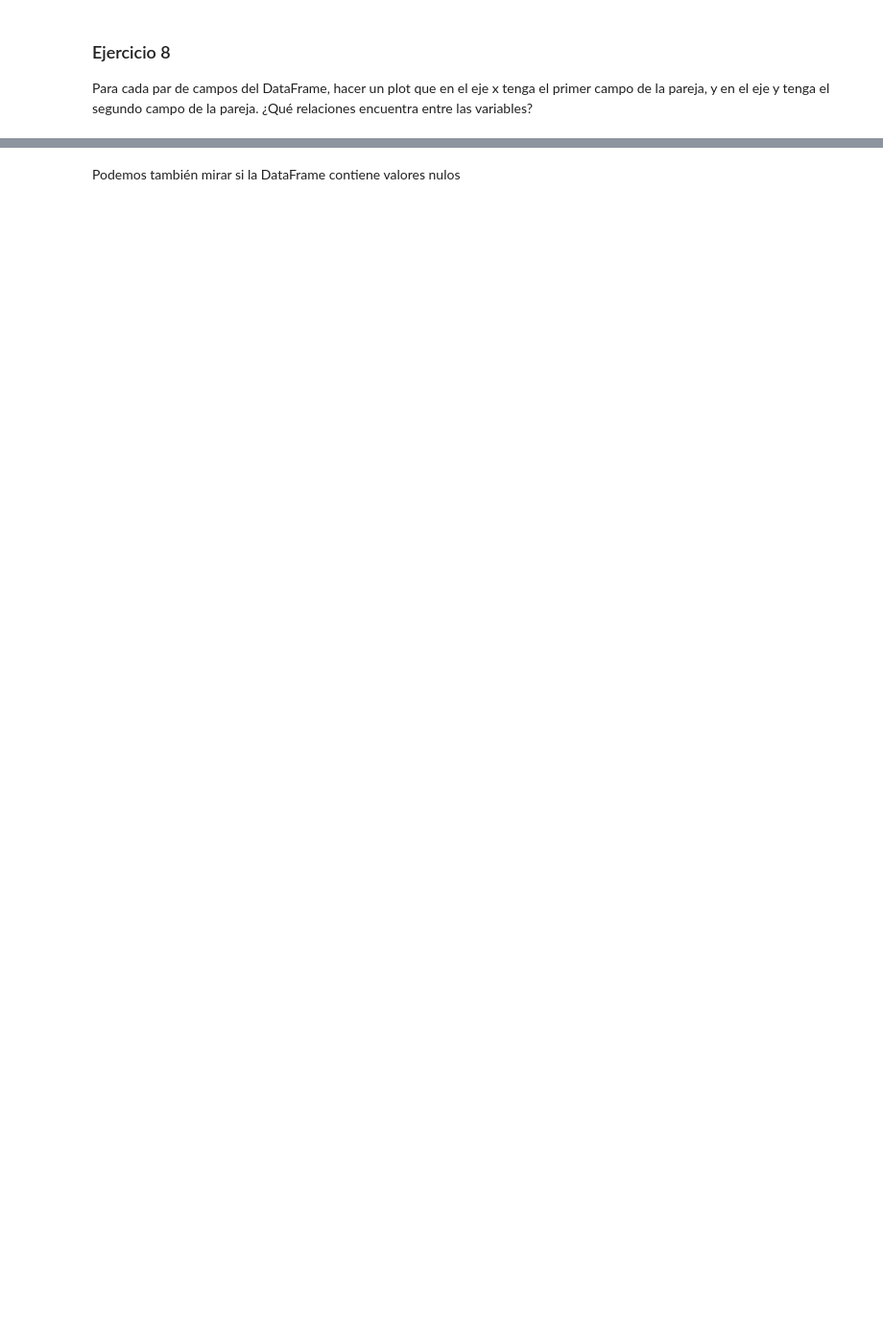
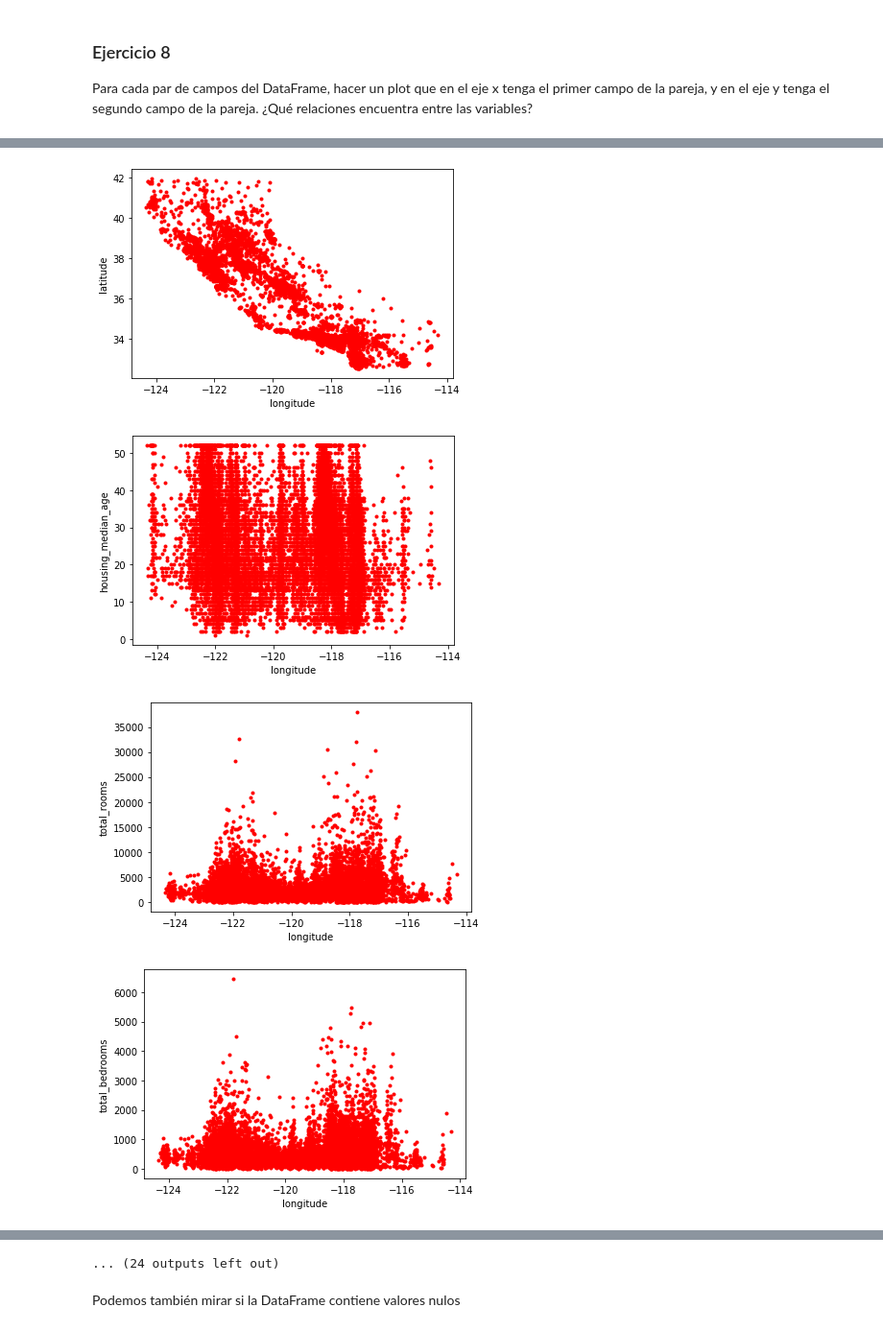
Before and after one commit to VolodyaCO/e-Marketing_Konrad2019, a Jupyter notebook: 1_Introducción_a_Python_y_Pandas.ipynb, the cells around one changed output, grey strips where cells are left out. Shown at 96% size. Drawn from its saved outputs; the diff is of its cells as text; code cells hidden in the pictures; blank space fills up the shorter version.

```diff
--- a/1_Introducción_a_Python_y_Pandas.ipynb
+++ b/1_Introducción_a_Python_y_Pandas.ipynb
@@ -525,0 +658,14 @@ Para cada par de campos del DataFrame, hacer un plot que en el eje x tenga el pr
+# %%
+columns = df.columns.values
+
+for i in range(len(columns)):
+    for j in range(i+1, len(columns)):
+        plt.plot(df[columns[i]].values, df[columns[j]].values, 'r.')
+        plt.xlabel(columns[i])
+        plt.ylabel(columns[j])
+        plt.show()
+# %% [output]
+[figure, added]
+[figure, added]
+[figure, added]
+[figure, added]
@@ -526,3 +680,4 @@ Para cada par de campos del DataFrame, hacer un plot que en el eje x tenga el pr
+... (24 outputs left out)
 # %% [markdown]
 Podemos también mirar si la DataFrame contiene valores nulos
 # %%
```
Also changed, not shown: parts of 59 cells of this notebook.
